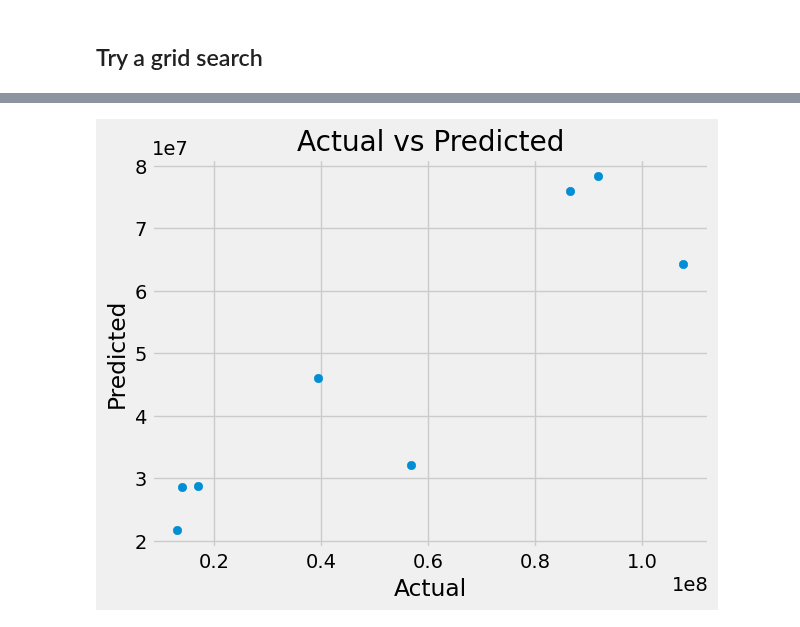
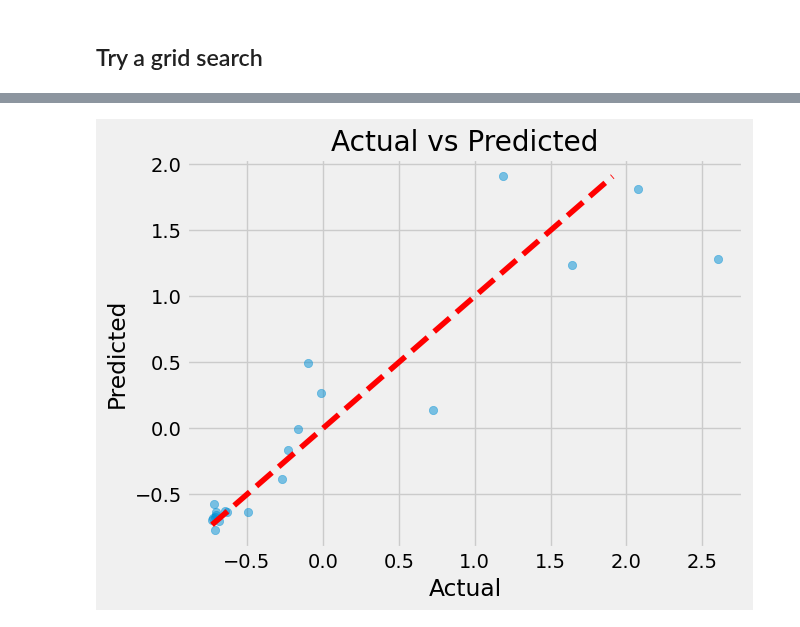
Before and after one commit to hellegje/fys-stk4155, a Jupyter notebook: Project3/Project3.ipynb, the cells around one changed output, grey strips where cells are left out. Cells and saved outputs as stored; diff of their text form; code cells hidden in the pictures.

```diff
--- a/Project3/Project3.ipynb
+++ b/Project3/Project3.ipynb
@@ -138,6 +138,7 @@ def adjust_cost(cost, cpi):
     return (100*cost)/cpi
 
 disasters.data["Total Damages ('000 US$)"] = adjust_cost(cost=disasters.data["Total Damages ('000 US$)"], cpi=disasters.data["CPI"])
+disasters.data.rename(columns={"Total Damages ('000 US$)": "Total Damages ('000 US$) (Adjusted 2021)"}, inplace=True)
 # %%
 disasters.data.head()
 # %% [output]
@@ -186,9 +187,7 @@ year_df = combined_df.groupby('Year').agg(
     No_injured = ('No Injured', 'sum'),
     No_homeless = ('No Homeless', 'sum'),
     Total_affected = ('Total Affected', 'sum'),
-    Cpi = ('CPI', 'mean'),
-    Total_damages = ('Total Damages (\'000 US$)', 'sum'),
-    Insured_damages = ('Insured Damages (\'000 US$)', 'sum')
+    Total_cost = ('Total Damages (\'000 US$) (Adjusted 2021)', 'sum')
 ).reset_index()
 
 year_df.head()
@@ -264,31 +283,18 @@ Create model:
 # %%
 # Define the model
 model = nn.Sequential(
-    nn.Linear(10, 8),
+    nn.Linear(7, 13),
     nn.ReLU(),
-    nn.Linear(8, 6),
+    nn.Linear(13, 10),
     nn.ReLU(),
-    nn.Linear(6, 1)
+    nn.Linear(10, 5),
+    nn.ReLU(),
+    nn.Linear(5, 1)
 )
 
 # loss function and optimizer
 loss_fn = nn.MSELoss()  # mean square error
 optimizer = optim.Adam(model.parameters(), lr=0.001)
-# %%
-# Define the model - for now, the input has 44 feature columns
-model = nn.Sequential(
-    nn.Linear(9, 15),
-    nn.ReLU(),
-    nn.Linear(15, 10),
-    nn.ReLU(),
-    nn.Linear(10, 5),
-    nn.ReLU(),
-    nn.Linear(5, 1)
-)
-
-# loss function and optimizer
-loss_fn = nn.MSELoss()  # mean square error
-optimizer = optim.Adam(model.parameters(), lr=0.001)
 # %% [markdown]
 Train model:
 # %%
@@ -497,10 +524,16 @@ predictions = model.predict(new_data)
 # %%
 import matplotlib.pyplot as plt
 
-plt.scatter(y_test, y_pred)
+# Convert tensors to numpy arrays for plotting
+y_test_actual = y_test_tensor.numpy()
+y_pred_np = y_test_pred.numpy()
+
+
+plt.scatter(y_test_actual, y_pred_np, alpha=0.5)
+plt.plot([y_test_actual.min(), y_pred_np.max()], [y_test_actual.min(), y_pred_np.max()], 'r--')
 plt.xlabel('Actual')
 plt.ylabel('Predicted')
 plt.title('Actual vs Predicted')
 plt.show()
 # %% [output]
-[figure, old version]
+[figure, new version]
```
Also changed, not shown: parts of 16 cells of this notebook.
